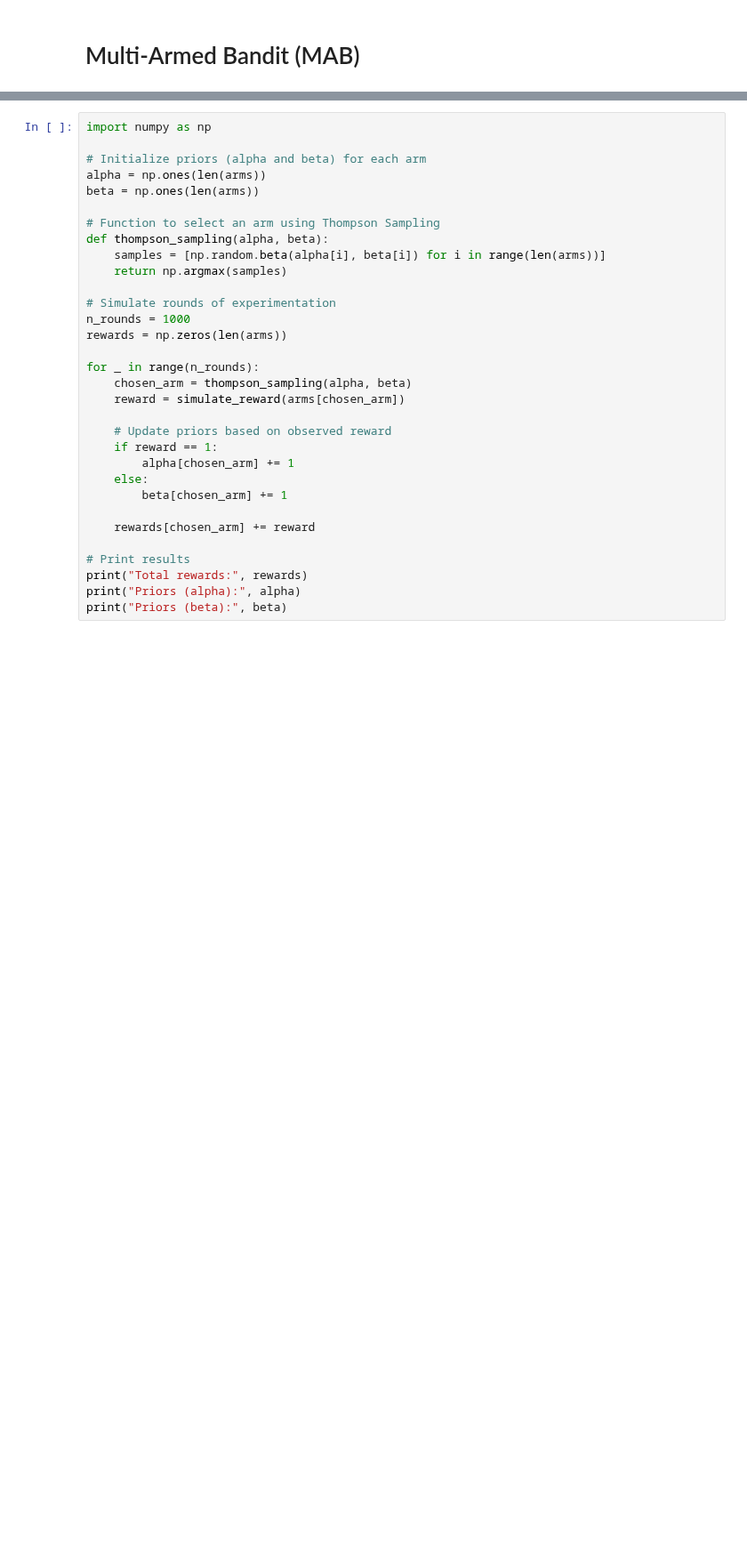
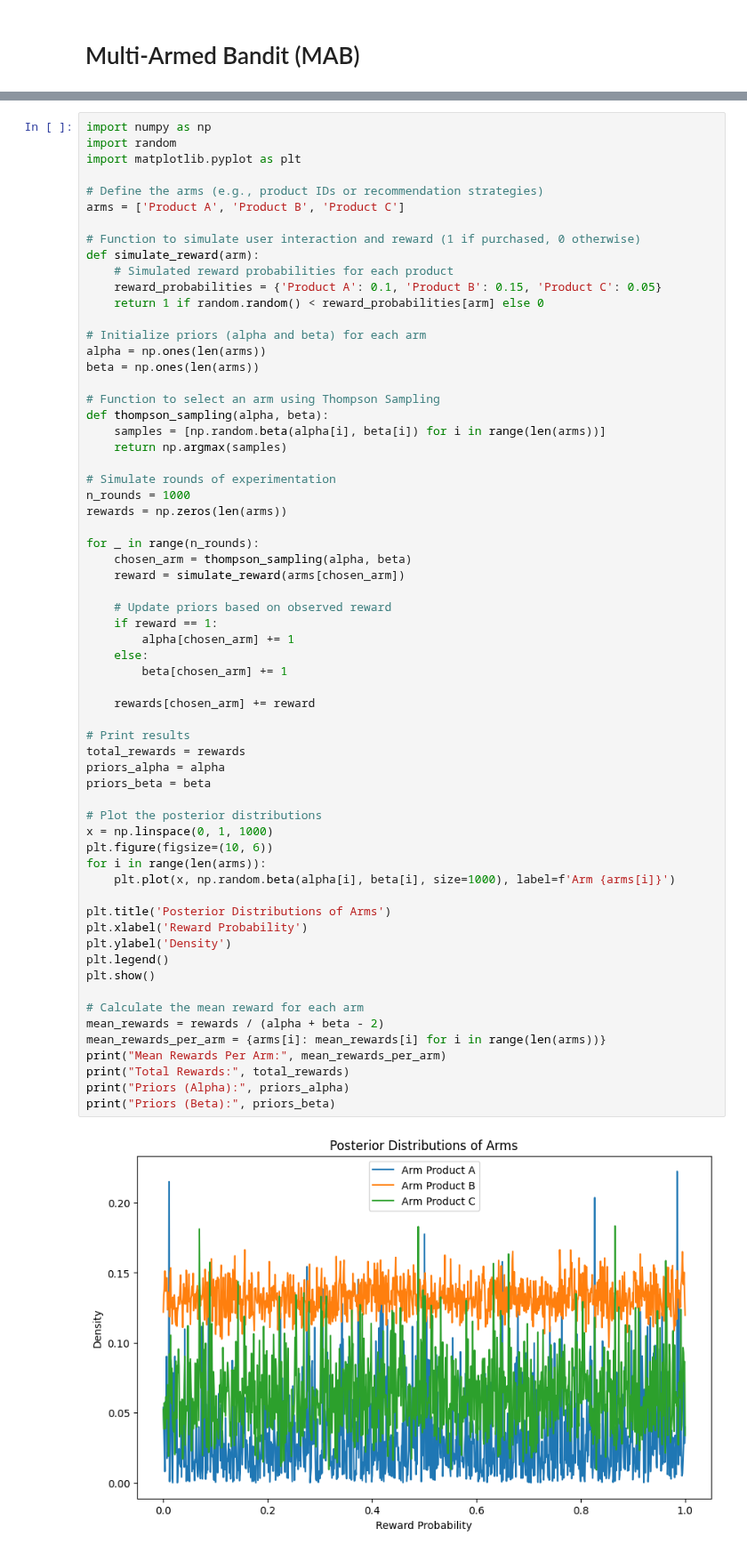
Before and after one commit to dcacciarelli/my-causality-book, a Jupyter notebook: _build/jupyter_execute/notebooks/bandits.ipynb, the cells around one changed output, grey strips where cells are left out. Shown at 89% size. Cells and saved outputs as stored; diff of their text form; blank space fills up the shorter version.

```diff
--- a/_build/jupyter_execute/notebooks/bandits.ipynb
+++ b/_build/jupyter_execute/notebooks/bandits.ipynb
@@ -14,33 +3,65 @@ def simulate_reward(arm):
 # %%
 import numpy as np
+import random
+import matplotlib.pyplot as plt
+
+# Define the arms (e.g., product IDs or recommendation strategies)
+arms = ['Product A', 'Product B', 'Product C']
+
+# Function to simulate user interaction and reward (1 if purchased, 0 otherwise)
+def simulate_reward(arm):
+    # Simulated reward probabilities for each product
+    reward_probabilities = {'Product A': 0.1, 'Product B': 0.15, 'Product C': 0.05}
+    return 1 if random.random() < reward_probabilities[arm] else 0
 
 # Initialize priors (alpha and beta) for each arm
 alpha = np.ones(len(arms))
 beta = np.ones(len(arms))
 
 # Function to select an arm using Thompson Sampling
 def thompson_sampling(alpha, beta):
     samples = [np.random.beta(alpha[i], beta[i]) for i in range(len(arms))]
     return np.argmax(samples)
 
 # Simulate rounds of experimentation
 n_rounds = 1000
 rewards = np.zeros(len(arms))
 
 for _ in range(n_rounds):
     chosen_arm = thompson_sampling(alpha, beta)
     reward = simulate_reward(arms[chosen_arm])
 
     # Update priors based on observed reward
     if reward == 1:
         alpha[chosen_arm] += 1
     else:
         beta[chosen_arm] += 1
 
     rewards[chosen_arm] += reward
 
 # Print results
-print("Total rewards:", rewards)
-print("Priors (alpha):", alpha)
-print("Priors (beta):", beta)
+total_rewards = rewards
+priors_alpha = alpha
+priors_beta = beta
+
+# Plot the posterior distributions
+x = np.linspace(0, 1, 1000)
+plt.figure(figsize=(10, 6))
+for i in range(len(arms)):
+    plt.plot(x, np.random.beta(alpha[i], beta[i], size=1000), label=f'Arm {arms[i]}')
+
+plt.title('Posterior Distributions of Arms')
+plt.xlabel('Reward Probability')
+plt.ylabel('Density')
+plt.legend()
+plt.show()
+
+# Calculate the mean reward for each arm
+mean_rewards = rewards / (alpha + beta - 2)
+mean_rewards_per_arm = {arms[i]: mean_rewards[i] for i in range(len(arms))}
+print("Mean Rewards Per Arm:", mean_rewards_per_arm)
+print("Total Rewards:", total_rewards)
+print("Priors (Alpha):", priors_alpha)
+print("Priors (Beta):", priors_beta)
 # %% [output]
+[figure, added]
```
Also changed, not shown: parts of 4 cells of this notebook, 9 other files.
